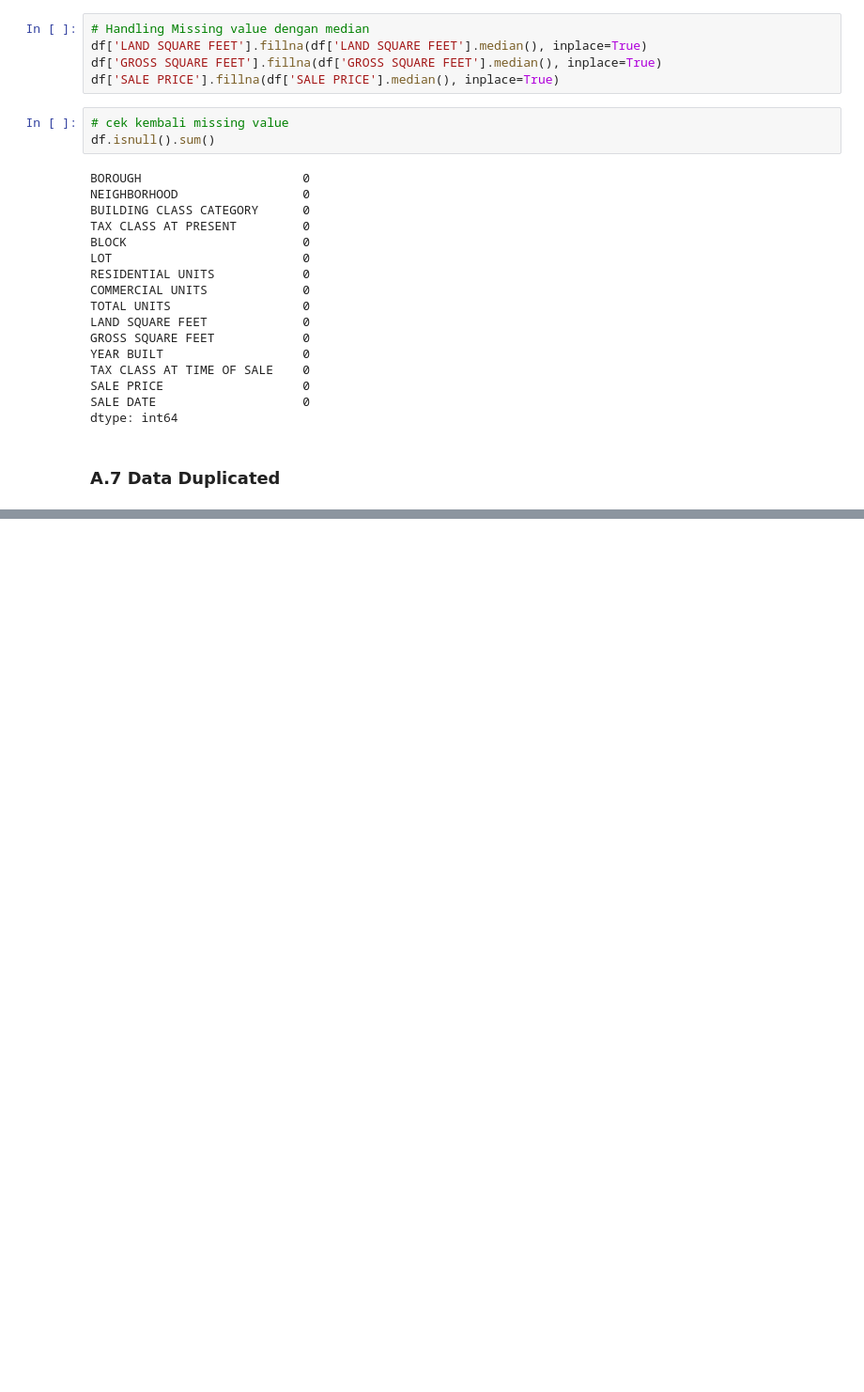
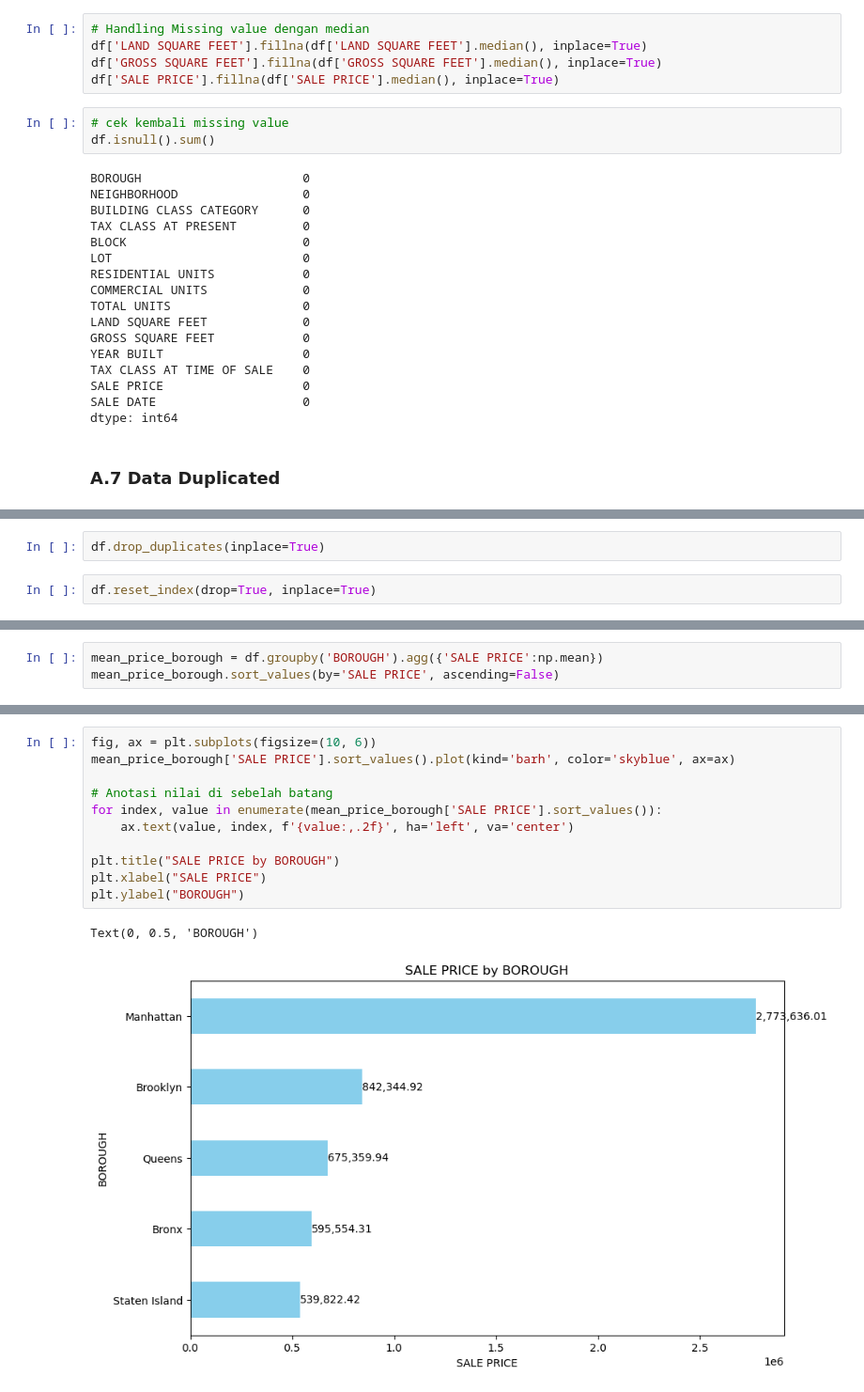
Before and after one commit to Dini274/assign2, a Jupyter notebook: PYTN_Assgn_2_5_Dini Aryani(2).ipynb, the cells around one changed output, grey strips where cells are left out. Shown: that part at 94% size. Drawn from its saved outputs; the diff is of its cells as text; blank space fills up the shorter version.

```diff
--- a/PYTN_Assgn_2_5_Dini Aryani(2).ipynb
+++ b/PYTN_Assgn_2_5_Dini Aryani(2).ipynb
@@ -249,0 +258,4 @@ dtype: int64
+# %%
+df.drop_duplicates(inplace=True)
+# %%
+df.reset_index(drop=True, inplace=True)
@@ -249,0 +281,3 @@ dtype: int64
+# %%
+mean_price_borough = df.groupby('BOROUGH').agg({'SALE PRICE':np.mean})
+mean_price_borough.sort_values(by='SALE PRICE', ascending=False)
@@ -249,0 +292,14 @@ dtype: int64
+# %%
+fig, ax = plt.subplots(figsize=(10, 6))
+mean_price_borough['SALE PRICE'].sort_values().plot(kind='barh', color='skyblue', ax=ax)
+
+# Anotasi nilai di sebelah batang
+for index, value in enumerate(mean_price_borough['SALE PRICE'].sort_values()):
+    ax.text(value, index, f'{value:,.2f}', ha='left', va='center')
+
+plt.title("SALE PRICE by BOROUGH")
+plt.xlabel("SALE PRICE")
+plt.ylabel("BOROUGH")
+# %% [output]
+Text(0, 0.5, 'BOROUGH')
+[figure, added]
```
Also changed, not shown: parts of 13 cells of this notebook.
